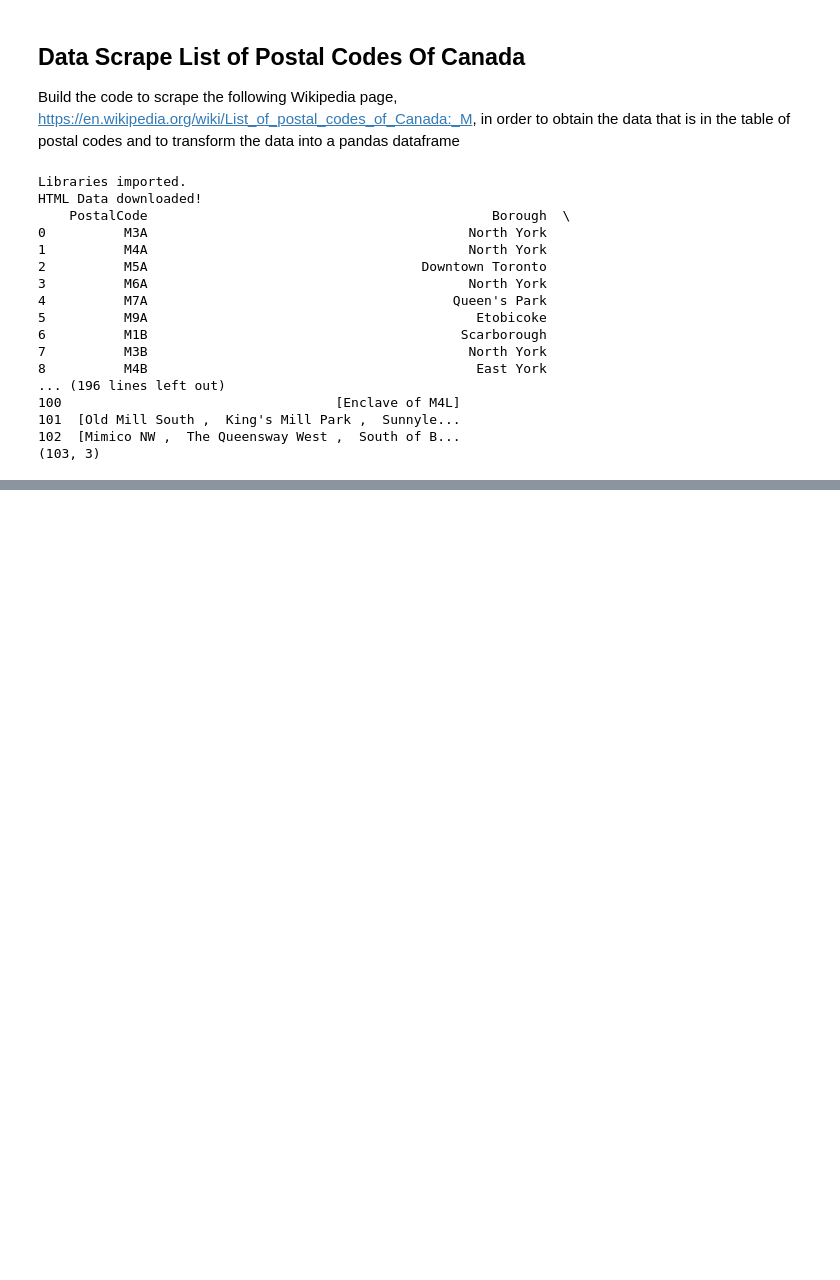
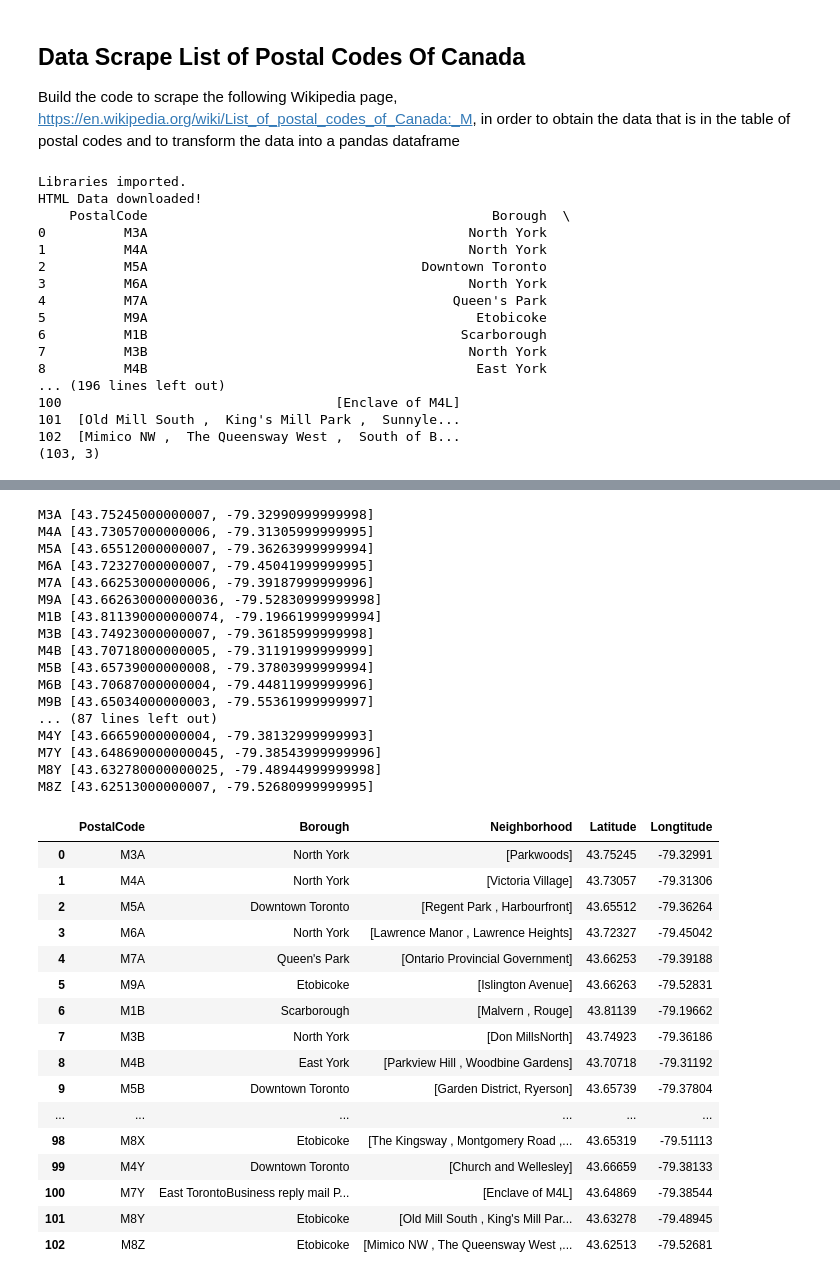
Before and after one commit to Stanley-Chan/Coursera_Capstone, a Jupyter notebook: Segmenting and Clustering Neighborhoods in Toronto.ipynb, the cells around one changed output, grey strips where cells are left out. Drawn from its saved outputs; the diff is of its cells as text; code cells hidden in the pictures; blank space fills up the shorter version.

```diff
--- a/Segmenting and Clustering Neighborhoods in Toronto.ipynb
+++ b/Segmenting and Clustering Neighborhoods in Toronto.ipynb
@@ -60,0 +64,56 @@ HTML Data downloaded!
+# %%
+#!pip install geocoder
+import geocoder
+latitude=[]
+longitude=[]
+
+for code in Canada_Data['PostalCode']:
+    g = geocoder.arcgis('{}, Toronto, Ontario'.format(code))
+    print(code, g.latlng)
+    while (g.latlng is None):
+        g = geocoder.arcgis('{}, Toronto, Ontario'.format(code))
+        print(code, g.latlng)
+    latlng = g.latlng
+    latitude.append(latlng[0])
+    longitude.append(latlng[1])
+
+
+
+Canada_Data.insert(3,'Latitude',latitude)
+Canada_Data.insert(4,'Longtitude',longitude)
+Canada_Data
+# %% [output]
+M3A [43.75245000000007, -79.32990999999998]
+M4A [43.73057000000006, -79.31305999999995]
+M5A [43.65512000000007, -79.36263999999994]
+M6A [43.72327000000007, -79.45041999999995]
+M7A [43.66253000000006, -79.39187999999996]
+M9A [43.662630000000036, -79.52830999999998]
+M1B [43.811390000000074, -79.19661999999994]
+M3B [43.74923000000007, -79.36185999999998]
+M4B [43.70718000000005, -79.31191999999999]
+M5B [43.65739000000008, -79.37803999999994]
+M6B [43.70687000000004, -79.44811999999996]
+M9B [43.65034000000003, -79.55361999999997]
+... (87 lines left out)
+M4Y [43.66659000000004, -79.38132999999993]
+M7Y [43.648690000000045, -79.38543999999996]
+M8Y [43.632780000000025, -79.48944999999998]
+M8Z [43.62513000000007, -79.52680999999995]
+|  | PostalCode | Borough | Neighborhood | Latitude | Longtitude |
+| 0 | M3A | North York | [Parkwoods] | 43.75245 | -79.32991 |
+| 1 | M4A | North York | [Victoria Village] | 43.73057 | -79.31306 |
+| 2 | M5A | Downtown Toronto | [Regent Park , Harbourfront] | 43.65512 | -79.36264 |
+| 3 | M6A | North York | [Lawrence Manor , Lawrence Heights] | 43.72327 | -79.45042 |
+| 4 | M7A | Queen's Park | [Ontario Provincial Government] | 43.66253 | -79.39188 |
+| 5 | M9A | Etobicoke | [Islington Avenue] | 43.66263 | -79.52831 |
+| 6 | M1B | Scarborough | [Malvern , Rouge] | 43.81139 | -79.19662 |
+| 7 | M3B | North York | [Don MillsNorth] | 43.74923 | -79.36186 |
+| 8 | M4B | East York | [Parkview Hill , Woodbine Gardens] | 43.70718 | -79.31192 |
+| 9 | M5B | Downtown Toronto | [Garden District, Ryerson] | 43.65739 | -79.37804 |
+| ... | ... | ... | ... | ... | ... |
+| 98 | M8X | Etobicoke | [The Kingsway , Montgomery Road ,... | 43.65319 | -79.51113 |
+| 99 | M4Y | Downtown Toronto | [Church and Wellesley] | 43.66659 | -79.38133 |
+| 100 | M7Y | East TorontoBusiness reply mail P... | [Enclave of M4L] | 43.64869 | -79.38544 |
+| 101 | M8Y | Etobicoke | [Old Mill South , King's Mill Par... | 43.63278 | -79.48945 |
+| 102 | M8Z | Etobicoke | [Mimico NW , The Queensway West ,... | 43.62513 | -79.52681 |
```
Also changed, not shown: parts of 1 cell of this notebook.
